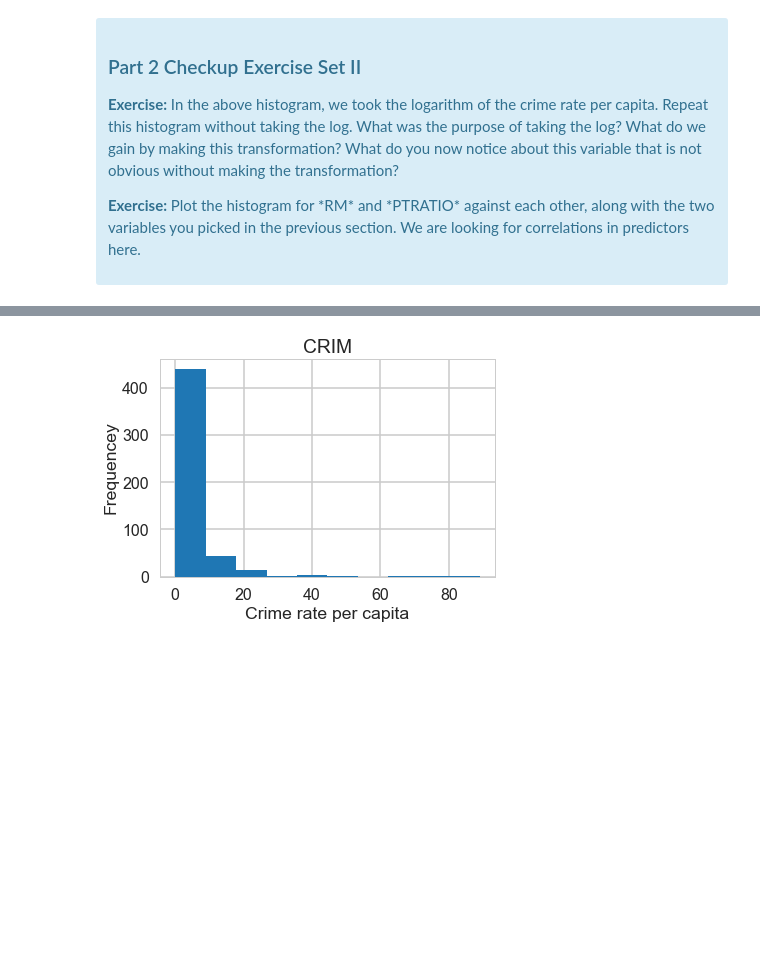
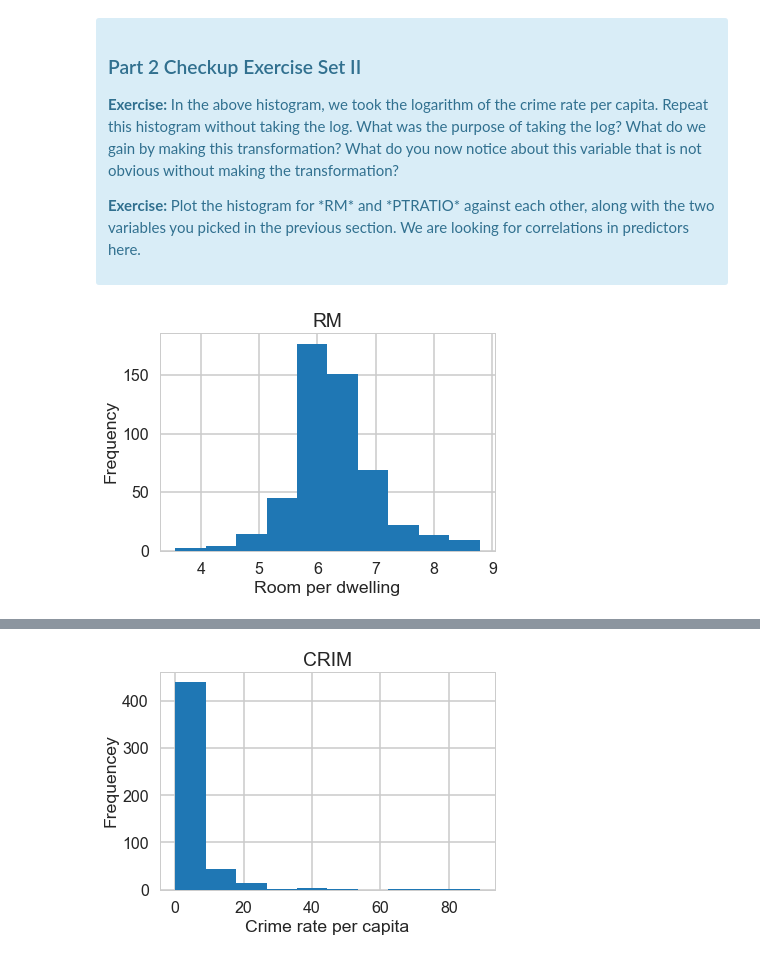
Before and after one commit to Zonk3/Springboard, a Jupyter notebook: Mini_Project_Linear_Regression.ipynb, the cells around one changed output, grey strips where cells are left out. Cells and saved outputs as stored; diff of their text form; code cells hidden in the pictures; blank space fills up the shorter version.

```diff
--- a/Mini_Project_Linear_Regression.ipynb
+++ b/Mini_Project_Linear_Regression.ipynb
@@ -353,3 +353,12 @@ plt.show()
 
 <p><b>Exercise:</b> Plot the histogram for *RM* and *PTRATIO* against each other, along with the two variables you picked in the previous section. We are looking for correlations in predictors here.</p>
 </div>
+# %%
+#histogram - RM
+plt.hist(bos.RM)
+plt.title("RM")
+plt.xlabel("Room per dwelling")
+plt.ylabel("Frequency")
+plt.show()
+# %% [output]
+[figure, added]
```
Also changed, not shown: parts of 26 cells of this notebook.
